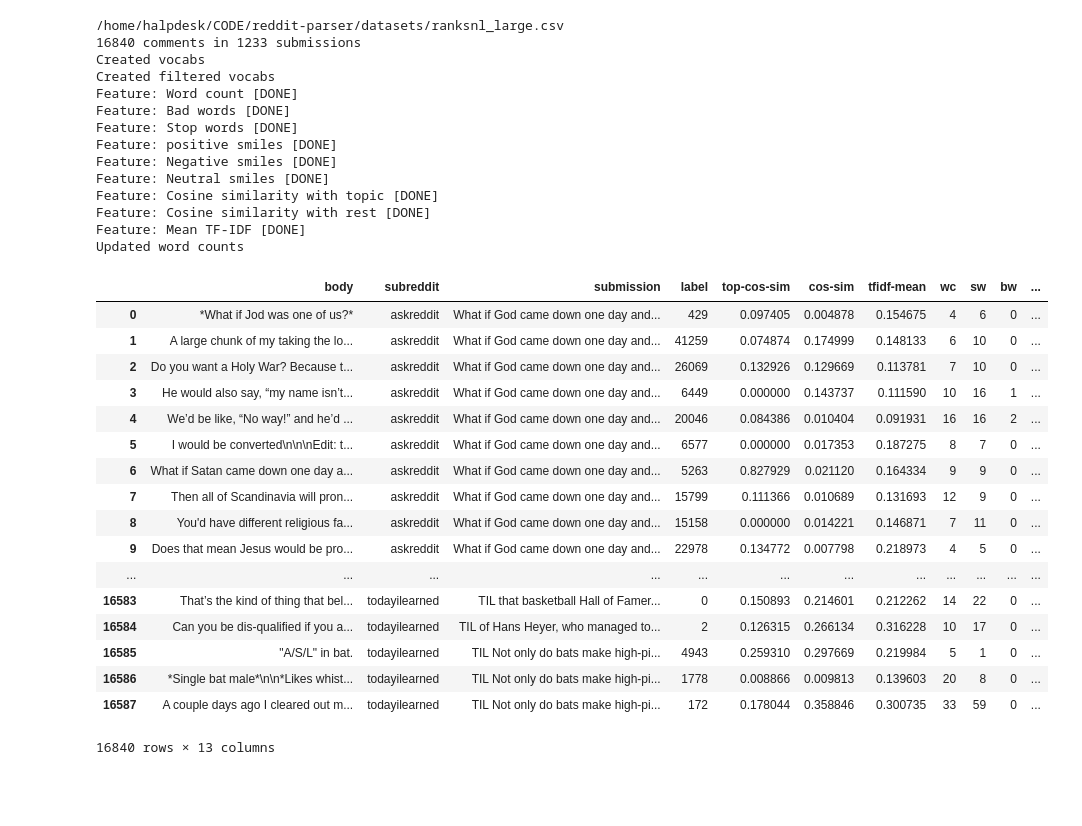
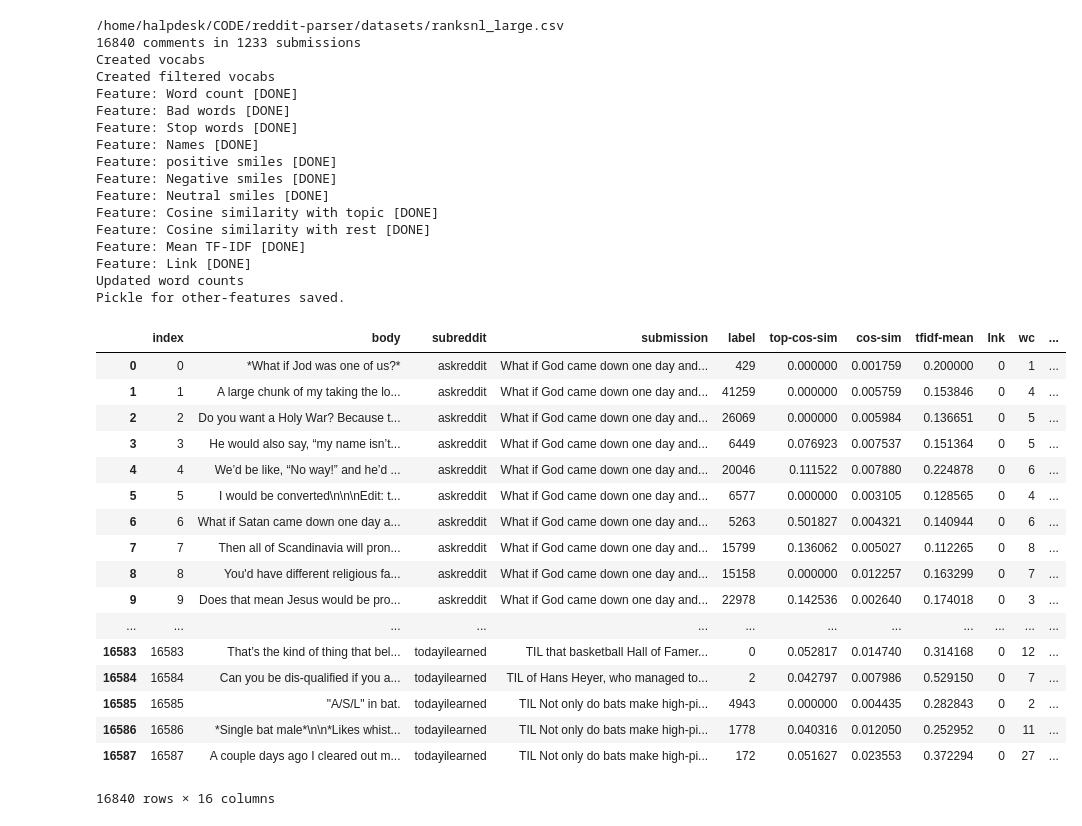
Before and after one commit to halpdesk/parseit, a Jupyter notebook: other-features.ipynb, the cells around one changed output. Drawn from its saved outputs; the diff is of its cells as text; code cells hidden in the pictures; blank space fills up the shorter version.

```diff
--- a/other-features.ipynb
+++ b/other-features.ipynb
@@ -102,0 +138,8 @@ pickle_df = load_pickle("data-16k-dec-3.p")
+# %%
+pickle_file_name = "data-16k-dec-3"
+#pickle_file_name = "comments"
+pickle_df = load_pickle(f"{pickle_file_name}.p")
+print(f"This pickle has {len(pickle_df)} comments")
+pickle_df = pickle_df[pickle_df["body"] != "[removed]"]
+pickle_df = pickle_df[pickle_df["body"] != "[deleted]"]
+pickle_df = pickle_df[pickle_df["body"] != ""].reset_index()
@@ -106,24 +151,34 @@ df = pickle_df.copy()
 swords = stopwords()
 bwords = badwords()
 smil = emoticons()
+cwords = commonwords()
+itokens = ignoretokens()
+nam = names()
 
+#display(df.get("body")[507])
+#display(df.get("body")[508])
+#display(df.get("body")[509])
+#display(df.get("body")[510])
+#display(df.get("body")[511])
 
 s_length = len(df.index)
 submissions = set(df.get("submission"))
 print(f"{s_length} comments in {len(submissions)} submissions")
 
+# All vocabs
 cva = CountVectorizer(lowercase=True, tokenizer=LemmaTokenizer())
-asdf = cva.fit_transform(df.get("body"))
+asdf = cva.fit_transform(df.get("body")[508:])
 vocabs = cva.get_feature_names()
 print("Created vocabs")
 
-cvf = CountVectorizer(stop_words=list(swords)+list(bwords), lowercase=True, tokenizer=LemmaTokenizer(stopwords=list(swords)+list(bwords)))
+# Filtered vocabs
+cvf = CountVectorizer(lowercase=True, tokenizer=LemmaTokenizer(stopwords=list(swords)+list(bwords)))
 asdf = cvf.fit_transform(df.get("body"))
 filtered_vocabs = cvf.get_feature_names()
 print("Created filtered vocabs")
 
 # Significant words count
-cv = CountVectorizer(vocabulary=vocabs, stop_words=list(swords)+list(bwords), lowercase=True, tokenizer=LemmaTokenizer(stopwords=list(swords)+list(bwords)))
+cv = CountVectorizer(lowercase=True, tokenizer=LemmaTokenizer(stopwords=list(swords)+list(bwords), ignoretokens=itokens))
 wc_data = cv.fit_transform(df.get("body"))
 wc_df = pd.DataFrame(wc_data.sum(axis=1))
 wc_df.columns = ["wc"]
@@ -142,6 +197,13 @@ sw_data = cv.fit_transform(df.get("body"))
 sw_df = pd.DataFrame(sw_data.sum(axis=1))
 sw_df.columns = ["sw"]
 print("Feature: Stop words [DONE]")
+
+# Names count
+cv = CountVectorizer(vocabulary=nam, stop_words=None, lowercase=False, tokenizer=LemmaTokenizer(lcase=False))
+nam_data = cv.fit_transform(df.get("body"))
+nam_df = pd.DataFrame(nam_data.sum(axis=1))
+nam_df.columns = ["nam"]
+print("Feature: Names [DONE]")
 
 # Positive smilies
 cv = CountVectorizer(vocabulary=smil["pos"], analyzer="char", ngram_range=(1,2), stop_words=None, lowercase=False) # char + 2 ngram = ":D"
@@ -203,50 +265,61 @@ for submission in submissions:
     tfidf_data = tfidfv.fit_transform(sub_df.get("body")).todense()
     means = [0]*tfidf_data.shape[0]
     for i in range(0, tfidf_data.shape[0]):
         word_count = wc_df.get("wc")[i] + bw_df.get("bw")[i] + sw_df.get("sw")[i]
         means[i] = tfidf_data[i].sum()/word_count
     tfidf_df = pd.DataFrame(means, index=sub_df.index)
     tfidf_df.columns = ["tfidf-mean"]
     sub_df = pd.concat([sub_df, tfidf_df], axis=1)
     df.update(sub_df)
 print("Feature: Mean TF-IDF [DONE]")
 
+
+# Has link
+df['lnk'] = [1 if "http" in row[['body']].to_string() else 0 for i,row in df.iterrows()]
+print("Feature: Link [DONE]")
+
 # Update the the rest
-df = pd.concat([df, wc_df, sw_df, bw_df, smilp_df, smiln_df, smile_df], axis=1)
+df = pd.concat([df, wc_df, sw_df, bw_df, nam_df, smilp_df, smiln_df, smile_df], axis=1)
 print("Updated word counts")
 
-save_pickle(df, "data-16k-dec-3-other-features.p")
+filename = "other-features"
+save_pickle(df, f"{pickle_file_name}-{filename}.p")
+print(f"Pickle for {filename} saved.")
+
 df
 # %% [output]
 /home/halpdesk/CODE/reddit-parser/datasets/ranksnl_large.csv
 16840 comments in 1233 submissions
 Created vocabs
 Created filtered vocabs
 Feature: Word count [DONE]
 Feature: Bad words [DONE]
 Feature: Stop words [DONE]
+Feature: Names [DONE]
 Feature: positive smiles [DONE]
 Feature: Negative smiles [DONE]
 Feature: Neutral smiles [DONE]
 Feature: Cosine similarity with topic [DONE]
 Feature: Cosine similarity with rest [DONE]
 Feature: Mean TF-IDF [DONE]
+Feature: Link [DONE]
 Updated word counts
+Pickle for other-features saved.
-|  | body | subreddit | submission | label | top-cos-sim | cos-sim | tfidf-mean | wc | sw | bw | ... |
-| 0 | *What if Jod was one of us?* | askreddit | What if God came down one day and... | 429 | 0.097405 | 0.004878 | 0.154675 | 4 | 6 | 0 | ... |
-| 1 | A large chunk of my taking the lo... | askreddit | What if God came down one day and... | 41259 | 0.074874 | 0.174999 | 0.148133 | 6 | 10 | 0 | ... |
-| 2 | Do you want a Holy War? Because t... | askreddit | What if God came down one day and... | 26069 | 0.132926 | 0.129669 | 0.113781 | 7 | 10 | 0 | ... |
-| 3 | He would also say, “my name isn’t... | askreddit | What if God came down one day and... | 6449 | 0.000000 | 0.143737 | 0.111590 | 10 | 16 | 1 | ... |
-| 4 | We’d be like, “No way!” and he’d ... | askreddit | What if God came down one day and... | 20046 | 0.084386 | 0.010404 | 0.091931 | 16 | 16 | 2 | ... |
-| 5 | I would be converted\n\n\nEdit: t... | askreddit | What if God came down one day and... | 6577 | 0.000000 | 0.017353 | 0.187275 | 8 | 7 | 0 | ... |
-| 6 | What if Satan came down one day a... | askreddit | What if God came down one day and... | 5263 | 0.827929 | 0.021120 | 0.164334 | 9 | 9 | 0 | ... |
-| 7 | Then all of Scandinavia will pron... | askreddit | What if God came down one day and... | 15799 | 0.111366 | 0.010689 | 0.131693 | 12 | 9 | 0 | ... |
-| 8 | You'd have different religious fa... | askreddit | What if God came down one day and... | 15158 | 0.000000 | 0.014221 | 0.146871 | 7 | 11 | 0 | ... |
-| 9 | Does that mean Jesus would be pro... | askreddit | What if God came down one day and... | 22978 | 0.134772 | 0.007798 | 0.218973 | 4 | 5 | 0 | ... |
+|  | index | body | subreddit | submission | label | top-cos-sim | cos-sim | tfidf-mean | lnk | wc | ... |
+| 0 | 0 | *What if Jod was one of us?* | askreddit | What if God came down one day and... | 429 | 0.000000 | 0.001759 | 0.200000 | 0 | 1 | ... |
+| 1 | 1 | A large chunk of my taking the lo... | askreddit | What if God came down one day and... | 41259 | 0.000000 | 0.005759 | 0.153846 | 0 | 4 | ... |
+| 2 | 2 | Do you want a Holy War? Because t... | askreddit | What if God came down one day and... | 26069 | 0.000000 | 0.005984 | 0.136651 | 0 | 5 | ... |
+| 3 | 3 | He would also say, “my name isn’t... | askreddit | What if God came down one day and... | 6449 | 0.076923 | 0.007537 | 0.151364 | 0 | 5 | ... |
+| 4 | 4 | We’d be like, “No way!” and he’d ... | askreddit | What if God came down one day and... | 20046 | 0.111522 | 0.007880 | 0.224878 | 0 | 6 | ... |
+| 5 | 5 | I would be converted\n\n\nEdit: t... | askreddit | What if God came down one day and... | 6577 | 0.000000 | 0.003105 | 0.128565 | 0 | 4 | ... |
+| 6 | 6 | What if Satan came down one day a... | askreddit | What if God came down one day and... | 5263 | 0.501827 | 0.004321 | 0.140944 | 0 | 6 | ... |
+| 7 | 7 | Then all of Scandinavia will pron... | askreddit | What if God came down one day and... | 15799 | 0.136062 | 0.005027 | 0.112265 | 0 | 8 | ... |
+| 8 | 8 | You'd have different religious fa... | askreddit | What if God came down one day and... | 15158 | 0.000000 | 0.012257 | 0.163299 | 0 | 7 | ... |
+| 9 | 9 | Does that mean Jesus would be pro... | askreddit | What if God came down one day and... | 22978 | 0.142536 | 0.002640 | 0.174018 | 0 | 3 | ... |
 | ... | ... | ... | ... | ... | ... | ... | ... | ... | ... | ... | ... |
-| 16583 | That’s the kind of thing that bel... | todayilearned | TIL that basketball Hall of Famer... | 0 | 0.150893 | 0.214601 | 0.212262 | 14 | 22 | 0 | ... |
-| 16584 | Can you be dis-qualified if you a... | todayilearned | TIL of Hans Heyer, who managed to... | 2 | 0.126315 | 0.266134 | 0.316228 | 10 | 17 | 0 | ... |
-| 16585 | "A/S/L" in bat. | todayilearned | TIL Not only do bats make high-pi... | 4943 | 0.259310 | 0.297669 | 0.219984 | 5 | 1 | 0 | ... |
-| 16586 | *Single bat male*\n\n*Likes whist... | todayilearned | TIL Not only do bats make high-pi... | 1778 | 0.008866 | 0.009813 | 0.139603 | 20 | 8 | 0 | ... |
-| 16587 | A couple days ago I cleared out m... | todayilearned | TIL Not only do bats make high-pi... | 172 | 0.178044 | 0.358846 | 0.300735 | 33 | 59 | 0 | ... |
+| 16583 | 16583 | That’s the kind of thing that bel... | todayilearned | TIL that basketball Hall of Famer... | 0 | 0.052817 | 0.014740 | 0.314168 | 0 | 12 | ... |
+| 16584 | 16584 | Can you be dis-qualified if you a... | todayilearned | TIL of Hans Heyer, who managed to... | 2 | 0.042797 | 0.007986 | 0.529150 | 0 | 7 | ... |
+| 16585 | 16585 | "A/S/L" in bat. | todayilearned | TIL Not only do bats make high-pi... | 4943 | 0.000000 | 0.004435 | 0.282843 | 0 | 2 | ... |
+| 16586 | 16586 | *Single bat male*\n\n*Likes whist... | todayilearned | TIL Not only do bats make high-pi... | 1778 | 0.040316 | 0.012050 | 0.252952 | 0 | 11 | ... |
+| 16587 | 16587 | A couple days ago I cleared out m... | todayilearned | TIL Not only do bats make high-pi... | 172 | 0.051627 | 0.023553 | 0.372294 | 0 | 27 | ... |
-16840 rows × 13 columns
+16840 rows × 16 columns
```
Also changed, not shown: parts of 3 cells of this notebook, 7 other files.
